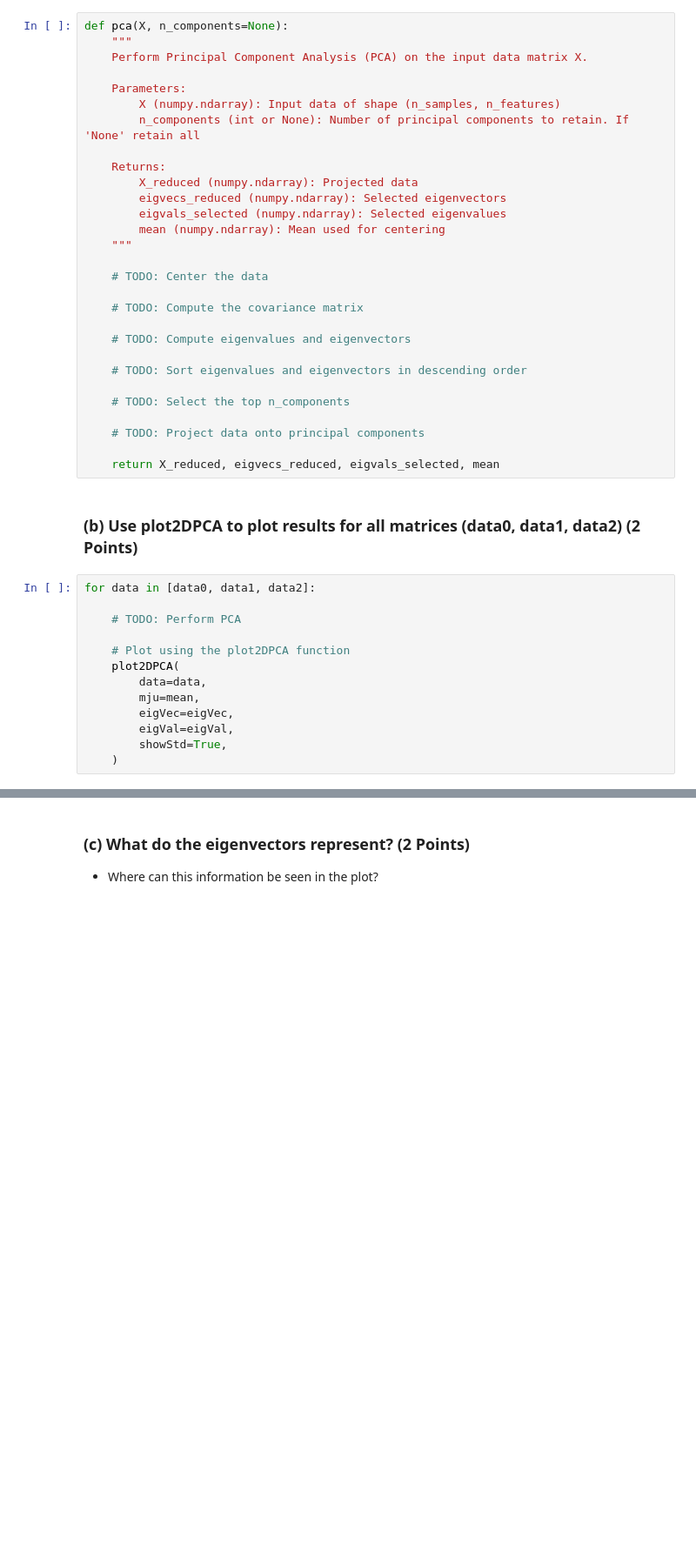
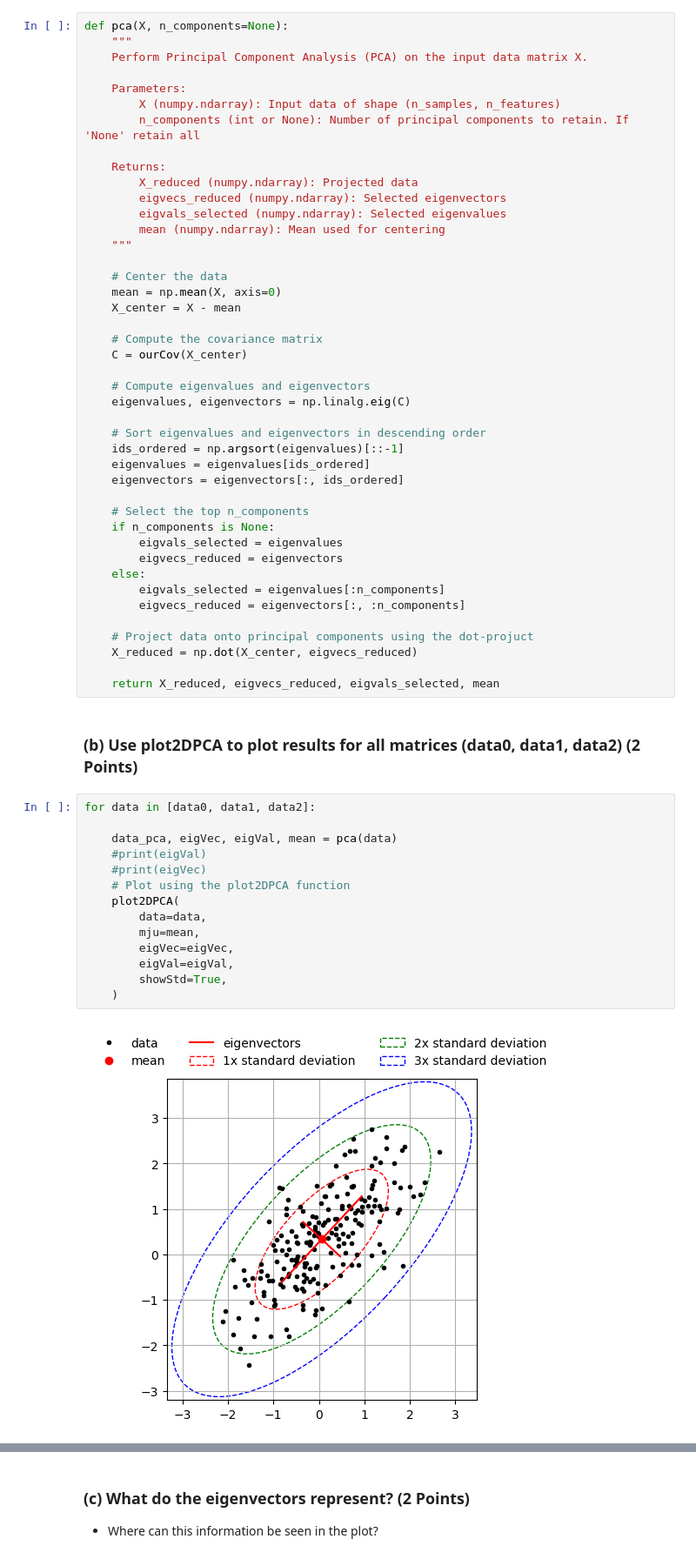
Before and after one commit to nikoczernin/MedicalAnalysis1, a Jupyter notebook: assignment1/notebook.ipynb, the cells around one changed output, grey strips where cells are left out. Shown: that part at 87% size. Cells and saved outputs as stored; diff of their text form; blank space fills up the shorter version.

```diff
--- a/assignment1/notebook.ipynb
+++ b/assignment1/notebook.ipynb
@@ -181,17 +181,31 @@ def pca(X, n_components=None):
         mean (numpy.ndarray): Mean used for centering
     """
 
-    # TODO: Center the data
+    # Center the data
+    mean = np.mean(X, axis=0)
+    X_center = X - mean
 
-    # TODO: Compute the covariance matrix
+    # Compute the covariance matrix
+    C = ourCov(X_center)
 
-    # TODO: Compute eigenvalues and eigenvectors
+    # Compute eigenvalues and eigenvectors
+    eigenvalues, eigenvectors = np.linalg.eig(C)
 
-    # TODO: Sort eigenvalues and eigenvectors in descending order
+    # Sort eigenvalues and eigenvectors in descending order
+    ids_ordered = np.argsort(eigenvalues)[::-1]
+    eigenvalues = eigenvalues[ids_ordered]
+    eigenvectors = eigenvectors[:, ids_ordered]
 
-    # TODO: Select the top n_components
+    # Select the top n_components
+    if n_components is None:
+        eigvals_selected = eigenvalues
+        eigvecs_reduced = eigenvectors
+    else:
+        eigvals_selected = eigenvalues[:n_components]
+        eigvecs_reduced = eigenvectors[:, :n_components]
 
-    # TODO: Project data onto principal components
+    # Project data onto principal components using the dot-projuct
+    X_reduced = np.dot(X_center, eigvecs_reduced)
 
     return X_reduced, eigvecs_reduced, eigvals_selected, mean
 # %% [markdown]
@@ -199,13 +213,16 @@ def pca(X, n_components=None):
 # %%
 for data in [data0, data1, data2]:
 
-    # TODO: Perform PCA
-
+    data_pca, eigVec, eigVal, mean = pca(data)
+    #print(eigVal)
+    #print(eigVec)
     # Plot using the plot2DPCA function
     plot2DPCA(
         data=data,
         mju=mean,
         eigVec=eigVec,
         eigVal=eigVal,
         showStd=True,
     )
+# %% [output]
+[figure, added]
```
Also changed, not shown: parts of 5 cells of this notebook.
